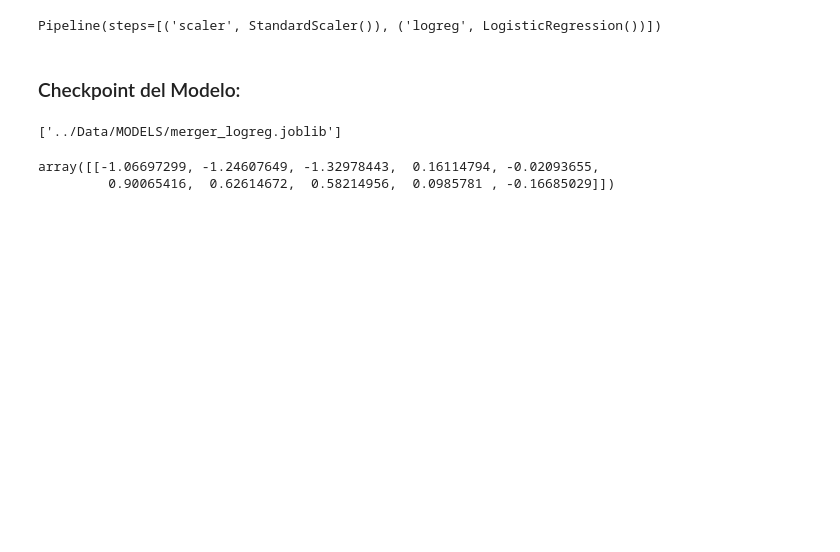
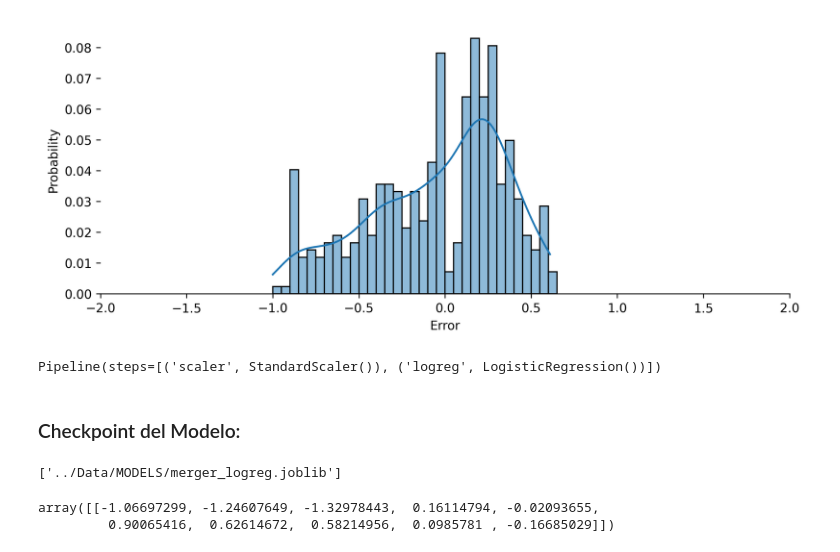
Before and after one commit to juansbg/practica-final-nlp, a Jupyter notebook: Dev/training-01.ipynb, the cells around one changed output. Saved outputs shown, nothing was run; the diff lists cells and outputs as text; code cells hidden in the pictures; blank space fills up the shorter version.

```diff
--- a/Dev/training-01.ipynb
+++ b/Dev/training-01.ipynb
@@ -119,2 +121,4 @@ Aplicando Word2Vec...
+# %%
+X.drop(columns='m&a', inplace=True)
 # %%
 X_train, X_test, y_train, y_test = train_test_split(X, y, test_size=0.3, random_state=40)
@@ -121,3 +131,14 @@ X_train, X_test, y_train, y_test = train_test_split(X, y, test_size=0.3, random_
 # %%
 sm = SMOTE(random_state=42)
-X_train, y_train = sm.fit_resample(X_train, y_train)
+X_train, y_train = sm.fit_resample(X, y)
+# %%
+scaler = Pipeline(steps=[
+    ('scaler', StandardScaler()),
+])
+
+X_train_st = pd.DataFrame(scaler.fit_transform(X_train), columns=X_train.columns)
+# %%
+import statsmodels.api as sm
+logit_model=sm.Logit(y_train,X_train_st)
+result=logit_model.fit()
+print(result.summary())
@@ -124,3 +231,17 @@ X_train, y_train = sm.fit_resample(X_train, y_train)
+# %%
+fig, ax = plt.subplots(figsize=(10,4), dpi=300)
+sns.histplot(result.resid_generalized, stat='probability', kde=True, binwidth=0.05)
+
+
+ax.spines['top'].set_visible(False)
+ax.spines['right'].set_visible(False)
+#ax.spines['bottom'].set_visible(False)
+ax.spines['left'].set_visible(False)
+ax.set_xlim([-2,2])
+ax.set_xlabel('Error')
+plt.show()
+# %% [output]
+[figure, added]
 # %%
 model = Pipeline(steps=[
     ('scaler', StandardScaler()),
```
Also changed, not shown: parts of 8 cells of this notebook, 17 other files.
